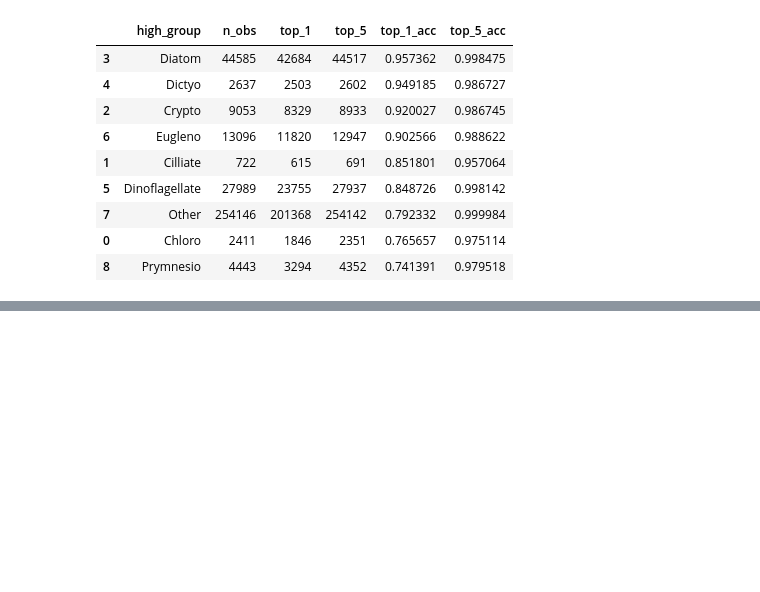
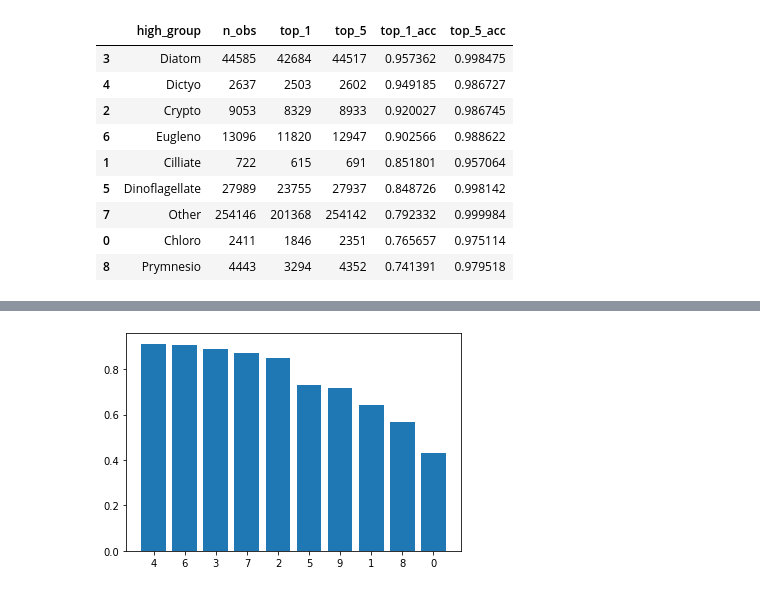
Before and after one commit to ifcb-utopia/ml-workflow, a Jupyter notebook: notebooks/check_model_accuracy.ipynb, the cells around one changed output, grey strips where cells are left out. Saved outputs shown, nothing was run; the diff lists cells and outputs as text; code cells hidden in the pictures; blank space fills up the shorter version.

```diff
--- a/notebooks/check_model_accuracy.ipynb
+++ b/notebooks/check_model_accuracy.ipynb
@@ -116,0 +259,3 @@ test_agg.sort_values('top_1_acc', ascending=False)
+# %%
+df_cr.columns=['precision','recall','f1','num']
+df_cr
@@ -116,0 +274,5 @@ test_agg.sort_values('top_1_acc', ascending=False)
+# %%
+plt.bar(df_cr.index,df_cr.f1)
+plt.show()
+# %% [output]
+[figure, added]
```
Also changed, not shown: parts of 23 cells of this notebook.
